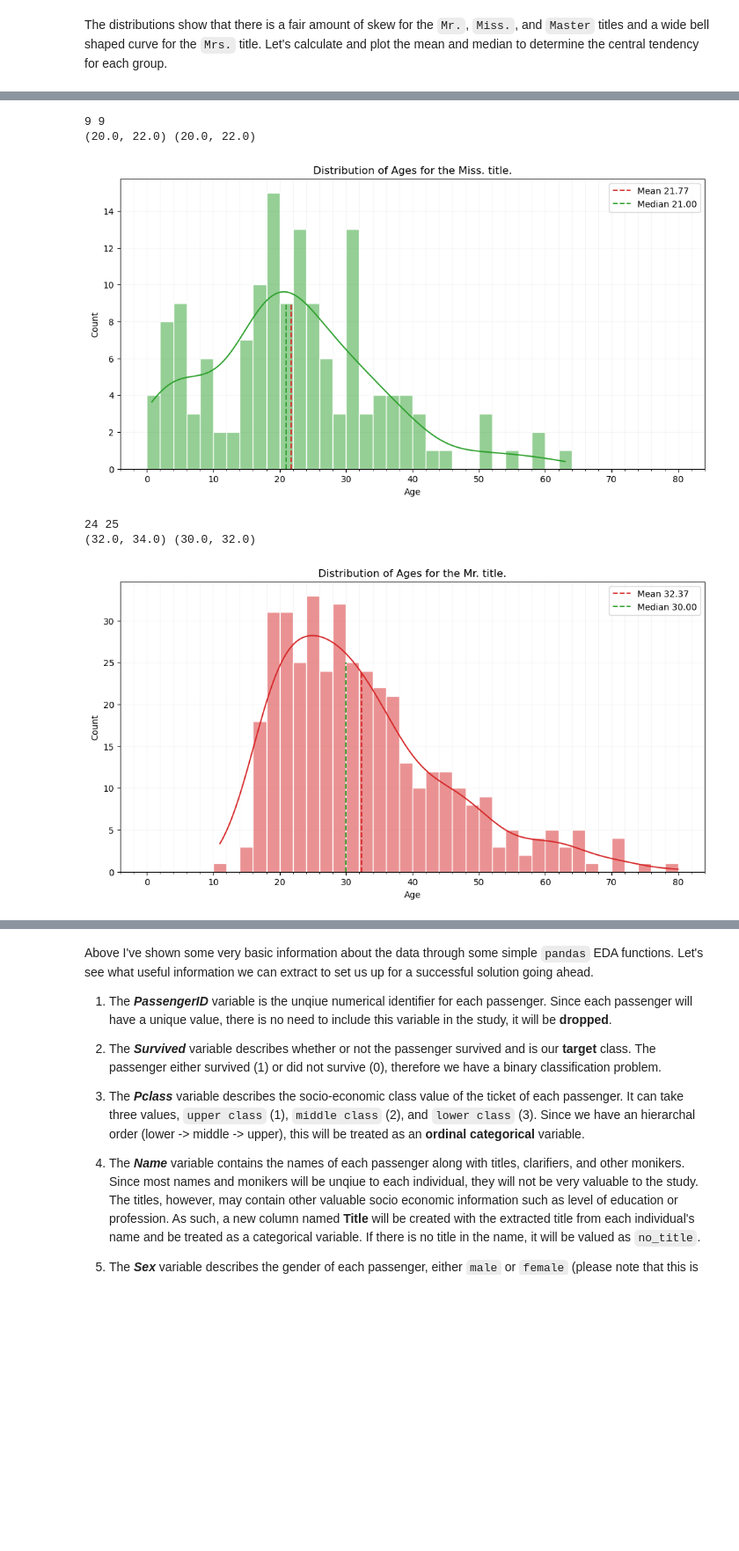
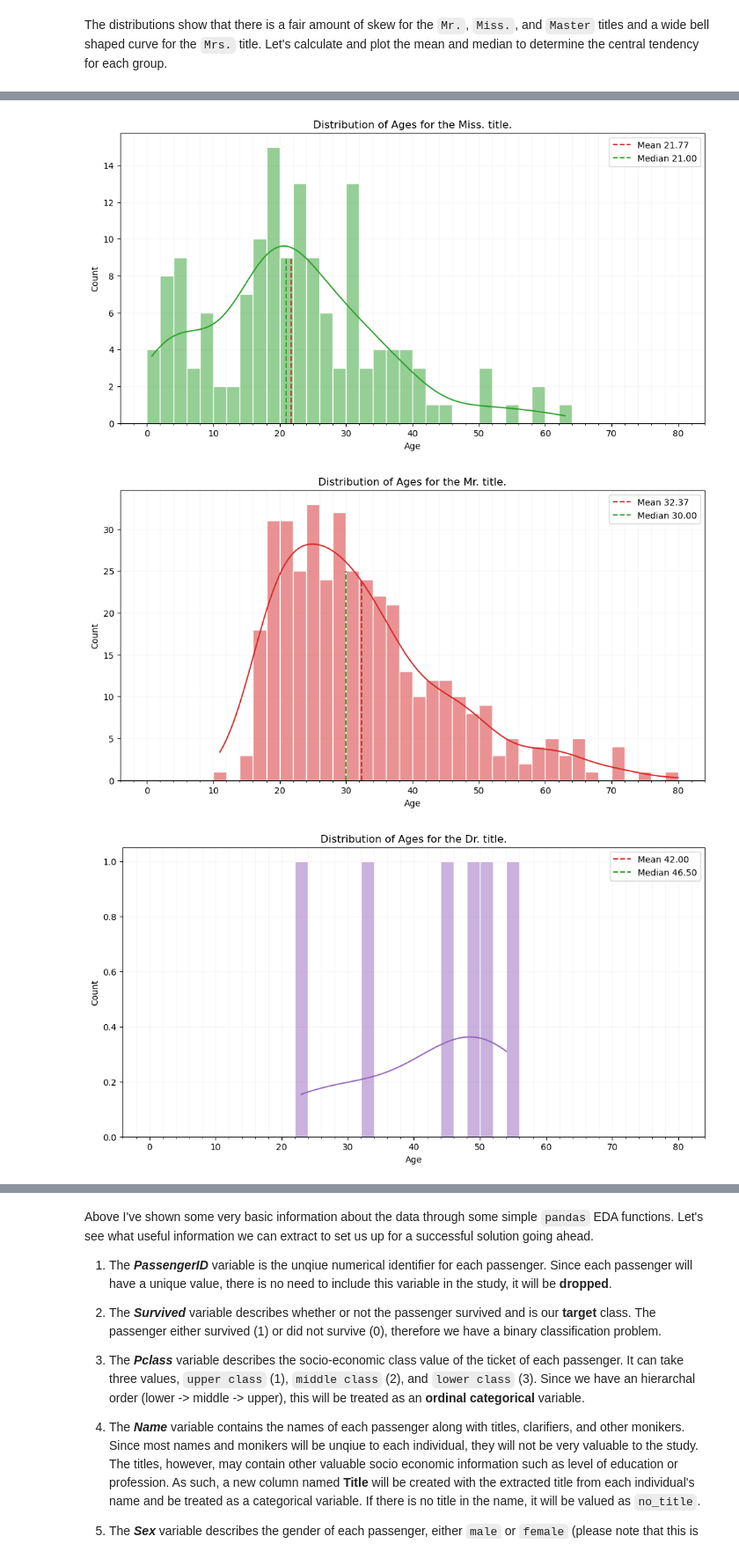
Before and after one commit to xFiveRivers/Kaggle_Titanic, a Jupyter notebook: eda/data_description.ipynb, the cells around one changed output, grey strips where cells are left out. Shown: that part at 88% size. Saved outputs shown, nothing was run; the diff lists cells and outputs as text; code cells hidden in the pictures; blank space fills up the shorter version.

```diff
--- a/eda/data_description.ipynb
+++ b/eda/data_description.ipynb
@@ -234,7 +224,7 @@ plt.show()
 # %% [markdown]
 The distributions show that there is a fair amount of skew for the `Mr.`, `Miss.`, and `Master` titles and a wide bell shaped curve for the `Mrs.` title. Let's calculate and plot the mean and median to determine the central tendency for each group.
 # %%
-def age_title_plot(data, name_title, map_color, kde=True):
+def age_title_plot(data, name_title, map_color, dict):
     # Filter data for specified Title only
     data_filtered = data[data['Title'] == name_title]
 
@@ -256,6 +246,9 @@ def age_title_plot(data, name_title, map_color, kde=True):
     mean = np.nanmean(data_filtered['Age'])
     median = np.nanmedian(data_filtered['Age'])
 
+    dict[name_title]['mean'] = mean
+    dict[name_title]['median'] = median
+
     # Calculate the bin range that the median and mean values lie in
     lower_bound_mean = mean - mean % 2
     lower_bound_median = median - median % 2
@@ -268,8 +261,8 @@ def age_title_plot(data, name_title, map_color, kde=True):
     count_mean = data_filtered['Age'].between(bin_range_mean[0], bin_range_mean[1], 'left').sum()
     count_median = data_filtered['Age'].between(bin_range_median[0], bin_range_median[1], 'left').sum()
 
-    print(count_mean, count_median)
-    print(bin_range_mean, bin_range_median)
+    # print(count_mean, count_median)
+    # print(bin_range_mean, bin_range_median)
 
     # Create vertical lines for mean and median on histogram
     plt.axvline(mean, c='tab:red', ls='dashed', lw=1.5, label=f'Mean {mean:.2f}', ymax=count_mean/ymax)
@@ -288,9 +281,7 @@ def age_title_plot(data, name_title, map_color, kde=True):
     plt.grid(which='both', alpha=0.10)
 
     plt.show()
-
-    return ax
 # %%
-for title, color in title_dict.items():
-    age_title_plot(train_df, title, color)
+for title, nest in title_dict.items():
+    age_title_plot(train_df, title, nest['color'], title_dict)
 # %% [output]
@@ -302,7 +289,4 @@ for title, color in title_dict.items():
 [figure]
-9 9
-(20.0, 22.0) (20.0, 22.0)
 [figure]
-24 25
-(32.0, 34.0) (30.0, 32.0)
 [figure]
+[figure, added]
```
Also changed, not shown: parts of 32 cells of this notebook.
